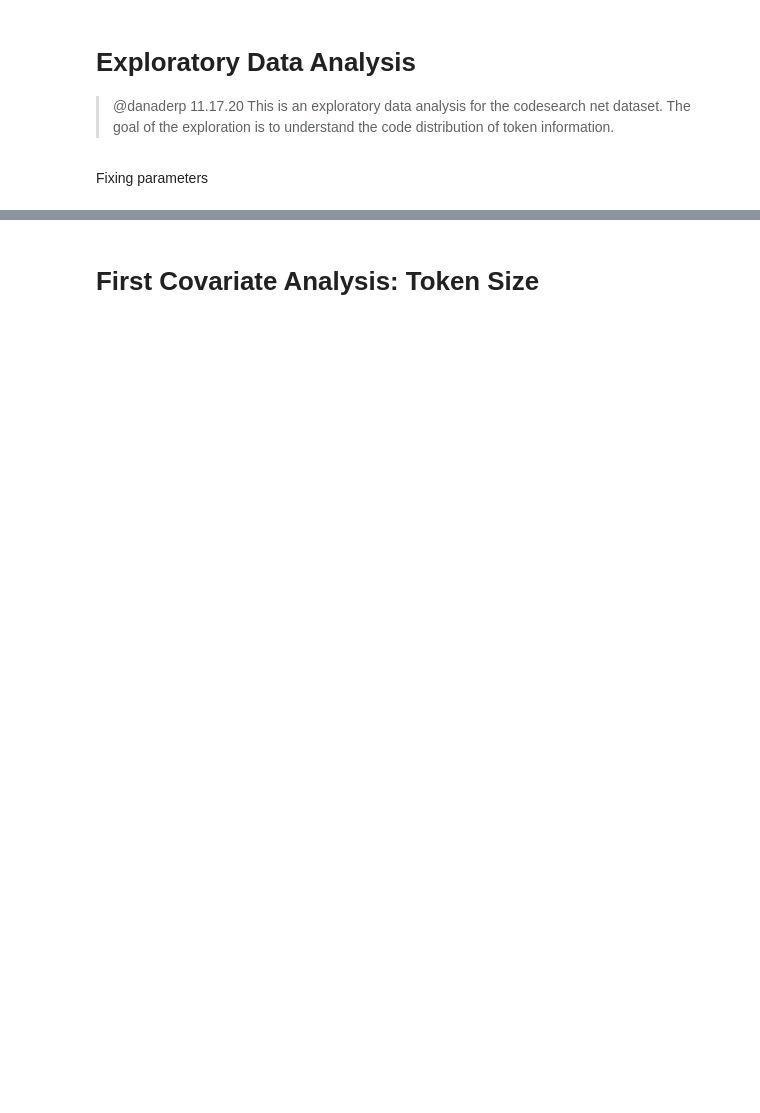
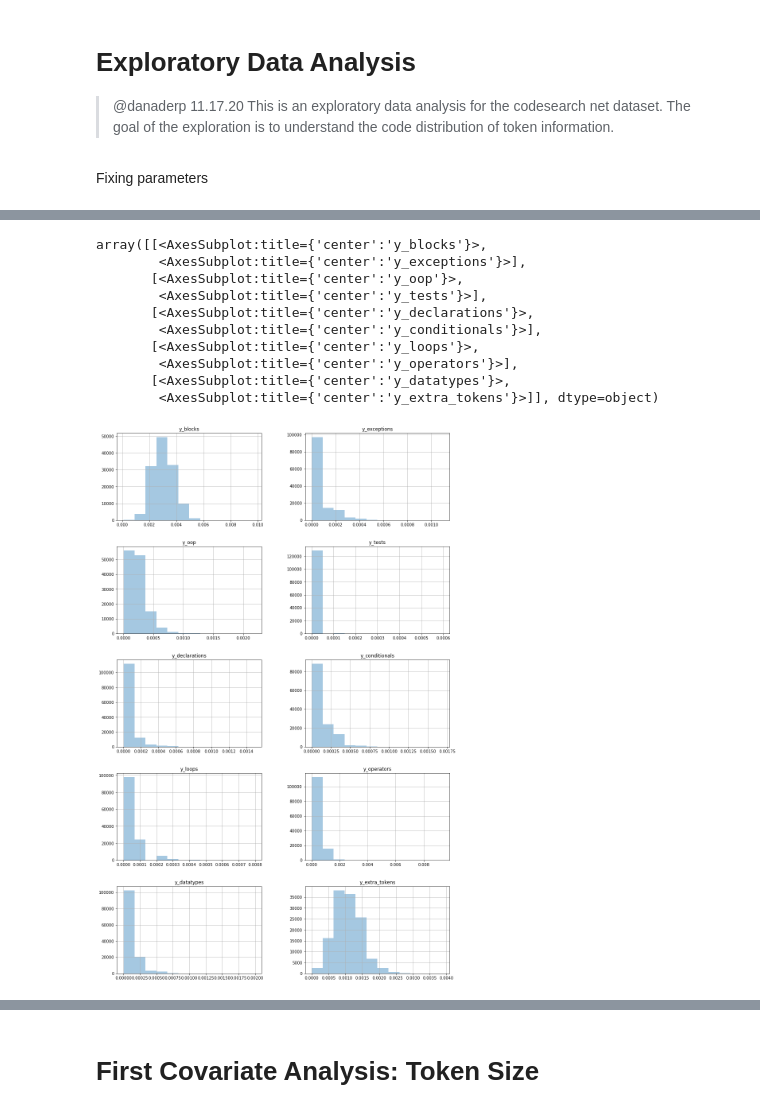
Before and after one commit to ArtificialSoftwareEngineering/InterpretingCodeGeneration, a Jupyter notebook: nbs/00_data.eda.ipynb, the cells around one changed output, grey strips where cells are left out. Drawn from its saved outputs; the diff is of its cells as text; code cells hidden in the pictures; blank space fills up the shorter version.

```diff
--- a/nbs/00_data.eda.ipynb
+++ b/nbs/00_data.eda.ipynb
@@ -36,22 +43,22 @@ import logging
 logging.basicConfig(format='%(asctime)s : %(levelname)s : %(message)s', level=logging.INFO)
 # %% [markdown]
 Fixing parameters
-# %%
-def params():
-    return {
-        'dummy_path' : '../dvc-icodegen/dummy/',
-        'hyper': {
-            'seq_length':100,
-            'batch_size':64,
-            'buffer_size':10000,
-            'rnn_units':1024,
-            'epochs':10
-        },
-        'checkpoint_dir':'../dvc-icodegen/models/',
-        'dataset':'../dvc-icodegen/searchnet/[codesearchnet-java-1597073966.81902].csv',
-        'bpe':'../dvc-icodegen/bpe/tokenizer-java',
-        'eda':'../dvc-icodegen/eda/'
-    }
+# %%
+#nbs_experiments/results/analyses/rnn_layers1_vocab10000_embed256_units1024
+#df_buggy.to_json(path / "buggy.jsonl", orient="records", lines=True)
+dvc_path = Path('../dvc-icodegen/')
+def params():
+    return {
+        'hyper': {
+            'seq_length':100,
+            'batch_size':64,
+            'buffer_size':10000,
+            'rnn_units':1024,
+            'epochs':10
+        },
+        'tb_01':dvc_path / 'nbs_experiments/results/analyses/rnn_layers1_vocab10000_embed256_units1024/bug_fix_error_taxonomy.jsonl',
+        'tb_02':dvc_path / 'nbs_experiments/results/analyses/rnn_layers1_vocab10000_embed256_units1024/bug_fix_cross_entropy.jsonl'
+    }
 # %%
 params = params()
 # %%
@@ -69,0 +72,4 @@ java_df = pd.read_csv(params['dataset'], sep='~')
+# %%
+df_error_tax = pd.read_json(
+            params['tb_01'], orient="records", lines=True
+        )
@@ -98,0 +89,16 @@ code_train = df_train.pop('code')
+# %%
+potential_outcomes = ['y_blocks','y_exceptions','y_oop','y_tests','y_declarations','y_conditionals','y_loops','y_operators','y_datatypes','y_extra_tokens']
+# %%
+df_error_tax[potential_outcomes].hist(bins=12, alpha=0.4, layout=(5, 2), figsize = (15,25))
+# %% [output]
+array([[<AxesSubplot:title={'center':'y_blocks'}>,
+        <AxesSubplot:title={'center':'y_exceptions'}>],
+       [<AxesSubplot:title={'center':'y_oop'}>,
+        <AxesSubplot:title={'center':'y_tests'}>],
+       [<AxesSubplot:title={'center':'y_declarations'}>,
+        <AxesSubplot:title={'center':'y_conditionals'}>],
+       [<AxesSubplot:title={'center':'y_loops'}>,
+        <AxesSubplot:title={'center':'y_operators'}>],
+       [<AxesSubplot:title={'center':'y_datatypes'}>,
+        <AxesSubplot:title={'center':'y_extra_tokens'}>]], dtype=object)
+[figure, added]
```
Also changed, not shown: parts of 28 cells of this notebook.
